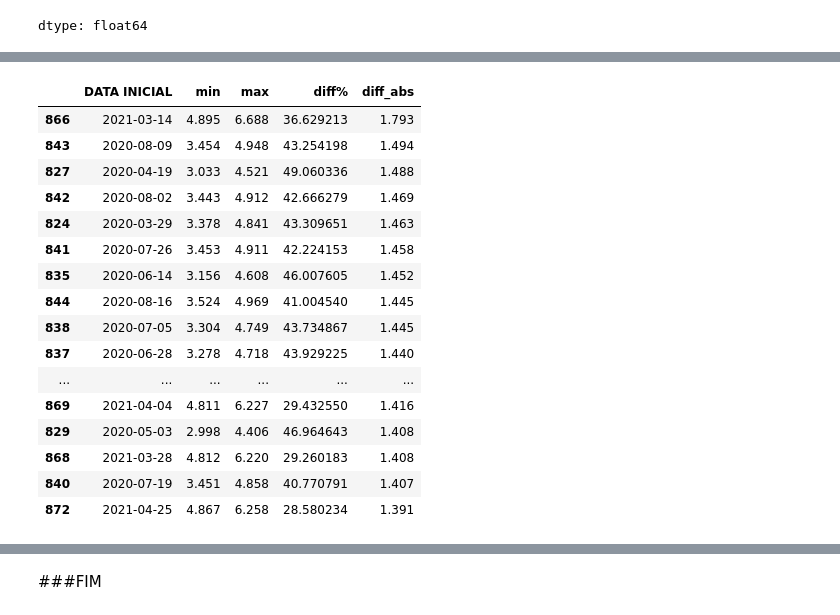
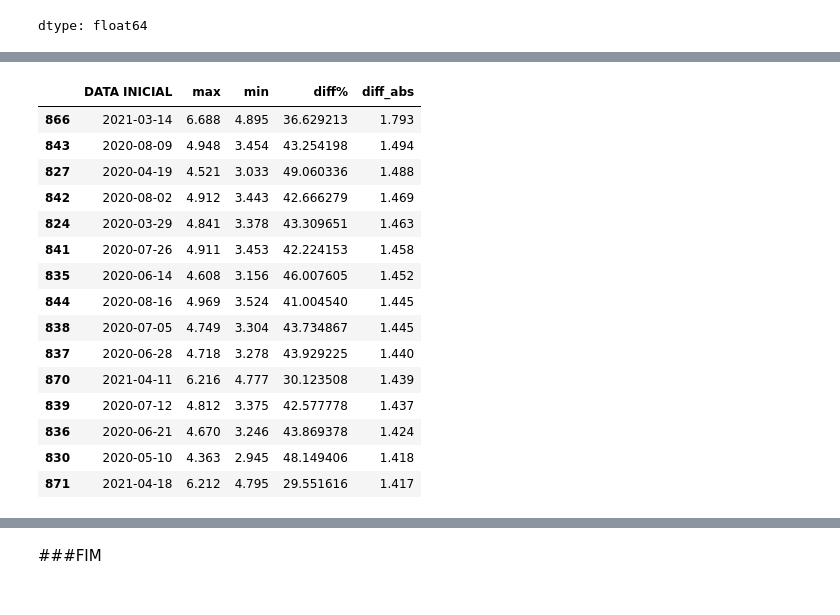
Before and after one commit to julianafrmendes/Business-Analytics, a Jupyter notebook: Analise_preco_gasolina.ipynb, the cells around one changed output, grey strips where cells are left out. Saved outputs shown, nothing was run; the diff lists cells and outputs as text; code cells hidden in the pictures.

```diff
--- a/Analise_preco_gasolina.ipynb
+++ b/Analise_preco_gasolina.ipynb
@@ -260,7 +284,8 @@ df['PREÇO MÉDIO REVENDA'].describe()
 | max | 107.500000 |
 dtype: float64
 # %%
-min = gasolina_comum.groupby(['DATA INICIAL'])['PREÇO MÉDIO REVENDA'].max().reset_index()
-max = gasolina_comum.groupby(['DATA INICIAL'])['PREÇO MÉDIO REVENDA'].min().reset_index()
+#merge de dataframes min e max
+min = gasolina_comum.groupby(['DATA INICIAL'])['PREÇO MÉDIO REVENDA'].min().reset_index()
+max = gasolina_comum.groupby(['DATA INICIAL'])['PREÇO MÉDIO REVENDA'].max().reset_index()
 
-amp= max.merge(min, on='DATA INICIAL')
+diff = max.merge(min, on='DATA INICIAL')
@@ -267,9 +308,9 @@ amp= max.merge(min, on='DATA INICIAL')
 # %%
 #renomear colunas
-amp.rename(columns={'PREÇO MÉDIO REVENDA_x': 'min', 'PREÇO MÉDIO REVENDA_y': 'max'}, inplace=True)
+diff.rename(columns={'PREÇO MÉDIO REVENDA_x': 'max', 'PREÇO MÉDIO REVENDA_y': 'min'}, inplace=True)
 # %%
-#clacula diferença percentual
-amp['diff%'] = (amp['max'] - amp['min']) / amp['min'] * 100
+#calcula diferença percentual
+diff['diff%'] = ((diff['max'] - diff['min']) / diff['min']) * 100
 # %%
 #calcula diferença absoluta
-amp['diff_abs'] = abs(amp['max'] - amp['min'])
+diff['diff_abs'] = abs(diff['max'] - diff['min'])
@@ -276,22 +330,21 @@ amp['diff_abs'] = abs(amp['max'] - amp['min'])
 # %%
-#Separa os valores de fiferença absoluta minímos
-max_diff = amp.sort_values(by='diff_abs', ascending = False).head(20)
+#separa os valores de difereança absoluta maxima
+max_diff = diff.sort_values(by='diff_abs', ascending = False).head(15)
 max_diff
 # %% [output]
-|  | DATA INICIAL | min | max | diff% | diff_abs |
-| 866 | 2021-03-14 | 4.895 | 6.688 | 36.629213 | 1.793 |
-| 843 | 2020-08-09 | 3.454 | 4.948 | 43.254198 | 1.494 |
-| 827 | 2020-04-19 | 3.033 | 4.521 | 49.060336 | 1.488 |
-| 842 | 2020-08-02 | 3.443 | 4.912 | 42.666279 | 1.469 |
-| 824 | 2020-03-29 | 3.378 | 4.841 | 43.309651 | 1.463 |
-| 841 | 2020-07-26 | 3.453 | 4.911 | 42.224153 | 1.458 |
-| 835 | 2020-06-14 | 3.156 | 4.608 | 46.007605 | 1.452 |
-| 844 | 2020-08-16 | 3.524 | 4.969 | 41.004540 | 1.445 |
-| 838 | 2020-07-05 | 3.304 | 4.749 | 43.734867 | 1.445 |
-| 837 | 2020-06-28 | 3.278 | 4.718 | 43.929225 | 1.440 |
-| ... | ... | ... | ... | ... | ... |
-| 869 | 2021-04-04 | 4.811 | 6.227 | 29.432550 | 1.416 |
-| 829 | 2020-05-03 | 2.998 | 4.406 | 46.964643 | 1.408 |
-| 868 | 2021-03-28 | 4.812 | 6.220 | 29.260183 | 1.408 |
-| 840 | 2020-07-19 | 3.451 | 4.858 | 40.770791 | 1.407 |
-| 872 | 2021-04-25 | 4.867 | 6.258 | 28.580234 | 1.391 |
+|  | DATA INICIAL | max | min | diff% | diff_abs |
+| 866 | 2021-03-14 | 6.688 | 4.895 | 36.629213 | 1.793 |
+| 843 | 2020-08-09 | 4.948 | 3.454 | 43.254198 | 1.494 |
+| 827 | 2020-04-19 | 4.521 | 3.033 | 49.060336 | 1.488 |
+| 842 | 2020-08-02 | 4.912 | 3.443 | 42.666279 | 1.469 |
+| 824 | 2020-03-29 | 4.841 | 3.378 | 43.309651 | 1.463 |
+| 841 | 2020-07-26 | 4.911 | 3.453 | 42.224153 | 1.458 |
+| 835 | 2020-06-14 | 4.608 | 3.156 | 46.007605 | 1.452 |
+| 844 | 2020-08-16 | 4.969 | 3.524 | 41.004540 | 1.445 |
+| 838 | 2020-07-05 | 4.749 | 3.304 | 43.734867 | 1.445 |
+| 837 | 2020-06-28 | 4.718 | 3.278 | 43.929225 | 1.440 |
+| 870 | 2021-04-11 | 6.216 | 4.777 | 30.123508 | 1.439 |
+| 839 | 2020-07-12 | 4.812 | 3.375 | 42.577778 | 1.437 |
+| 836 | 2020-06-21 | 4.670 | 3.246 | 43.869378 | 1.424 |
+| 830 | 2020-05-10 | 4.363 | 2.945 | 48.149406 | 1.418 |
+| 871 | 2021-04-18 | 6.212 | 4.795 | 29.551616 | 1.417 |
```
Also changed, not shown: parts of 22 cells of this notebook.
